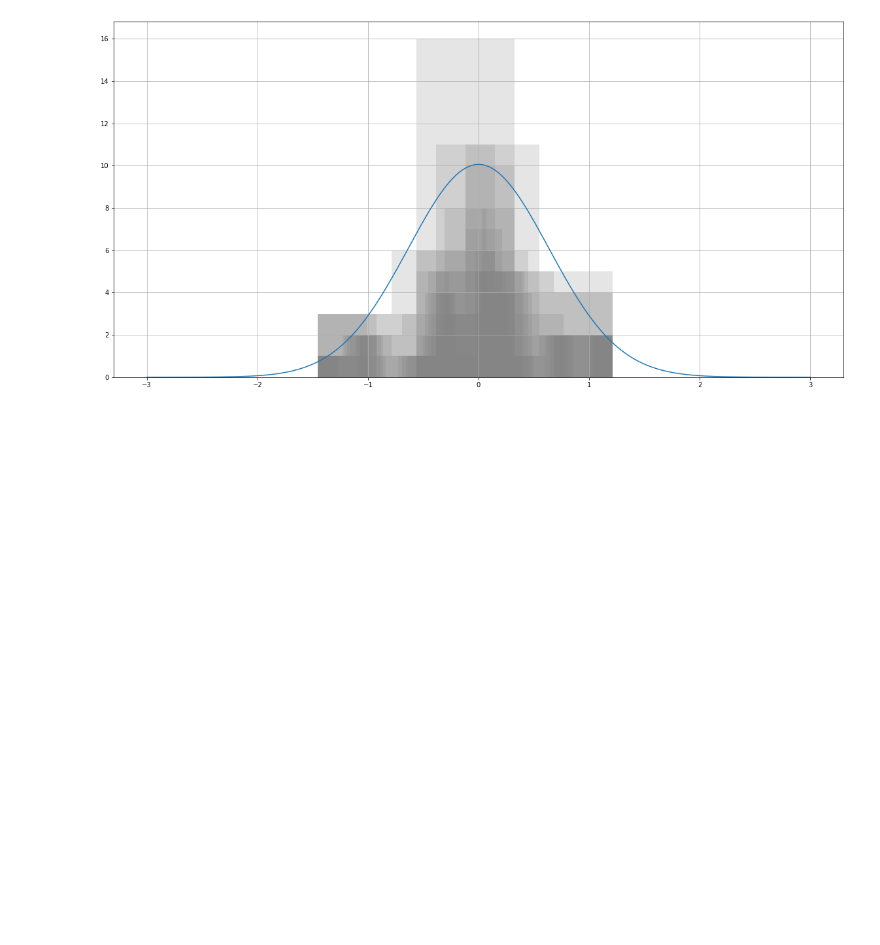
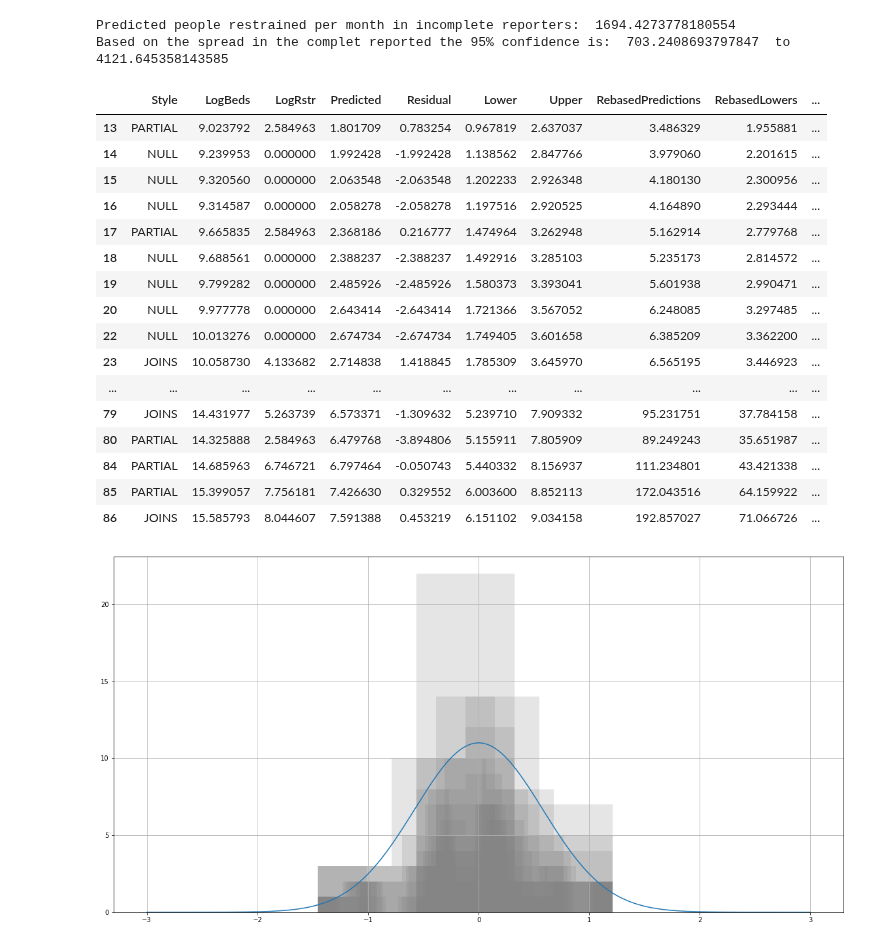
Before and after one commit to keithreid-sfw/PROD-ALERT-2, a Jupyter notebook: PROD_ALERT_2_analytics_branch.ipynb, the cells around one changed output. Cells and saved outputs as stored; diff of their text form; code cells hidden in the pictures; blank space fills up the shorter version.

```diff
--- a/PROD_ALERT_2_analytics_branch.ipynb
+++ b/PROD_ALERT_2_analytics_branch.ipynb
@@ -465,6 +465,7 @@ if __name__=="__main__":
     best_c, best_m              = count_cm(classified_providers)
     each_predicted_restraint    = (classified_providers["LogBeds"]*best_m)+best_c
     each_residual               = classified_providers["LogRstr"] - each_predicted_restraint
+
     classified_providers["Predicted"]   = each_predicted_restraint
     classified_providers["Residual"]    = each_residual
 
@@ -472,27 +473,56 @@ if __name__=="__main__":
 
     print("UNDER CONSTRUCTION")
 
-    full_boolean    = [x in("FULL") for x in classified_providers["Style"]]
-    full_rows       = classified_providers[full_boolean]
-    full_residuals  = full_rows["Residual"]
+    complete_boolean    = [x in("FULL","CLOSE") for x in classified_providers["Style"]]
+    complete_rows       = classified_providers[complete_boolean]
+    complete_residuals  = complete_rows["Residual"]
     print("residuals are normally distributed on visual inspection")
     print("these are progressively more granular histograms")
-    std_dev_full_residuals = full_residuals.std()
-    mean_full_residuals    = full_residuals.mean()
-    z_score                = mean_full_residuals/std_dev_full_residuals
-    x                      = np.arange(-3, 3, 0.001)
+
+    complete_residuals_std_dev = complete_residuals.std()
+    complete_residuals_mean    = complete_residuals.mean()
+
     for i in range (3,16):
-        full_residuals.hist(bins=i, alpha=0.2,color="grey")
-    plt.plot(x, 16*norm.pdf(x, mean_full_residuals, std_dev_full_residuals))
-    print("The normal approximation to the distribution can be expressed thus:")
-    print("Mean: ", mean_full_residuals, " std deviation: ", std_dev_full_residuals, " z-score: ", z_score)
+        complete_residuals.hist(bins=i, alpha=0.2,color="grey")
+    plt.plot(x, 16*norm.pdf(x, complete_residuals_mean, complete_residuals_std_dev))
+    print("The normal approximation to the distribution ofg the residuals for complete reporters can be expressed thus:")
+    print("Mean: ", complete_residuals_mean, " std deviation: ", complete_residuals_std_dev)
 
     # use normal to give lower and upper 95% bounds for interpolation
-    classified_providers["Lower"]   = classified_providers["Predicted"] * (1-z_score)
-    classified_providers["Upper"]   = classified_providers["Predicted"] * (1+z_score)
+    complete_LogRstr_minus_c    = complete_rows["LogRstr"] - best_c
+    complete_rows["Slopes"]     = complete_LogRstr_minus_c/complete_rows["LogBeds"]
+    complete_slope_mean         = complete_rows["Slopes"].mean()
+    complete_slope_std_dev      = complete_rows["Slopes"].std()
+    slope_two_sigma             = 2 * complete_slope_std_dev
+    lower_bound_slope           = complete_slope_mean -slope_two_sigma
+    upper_bound_slope           = complete_slope_mean + slope_two_sigma
+
+    classified_providers["Lower"] = best_c + (lower_bound_slope * classified_providers["LogBeds"])
+    classified_providers["Upper"] = best_c + (upper_bound_slope * classified_providers["LogBeds"])
 
     display(classified_providers.iloc[range(10)])
     display(classified_providers.iloc[range(77,87)])
+
+    incomplete_boolean    = [x not in("FULL","CLOSE","SMALL") for x in classified_providers["Style"]]
+    incomplete_rows       = classified_providers[incomplete_boolean]
+
+    incomplete_predictionS= incomplete_rows["Predicted"]
+    incomplete_lowers     = incomplete_rows["Lower"]
+    incomplete_uppers     = incomplete_rows["Upper"]
+
+    incomplete_rows["RebasedPredictions"]   = [2**x for x in incomplete_rows["Predicted"]]
+    incomplete_rows["RebasedLowers"]        = [2**x for x in incomplete_rows["Lower"]]
+    incomplete_rows["RebasedUppers"]        = [2**x for x in incomplete_rows["Upper"]]
+
+    incomplete_rep_sum  = sum(incomplete_rows["RebasedPredictions"])
+    incomplete_rep_low  = sum(incomplete_rows["RebasedLowers"])
+    incomplete_rep_high = sum(incomplete_rows["RebasedUppers"])
+
+    print("Predicted people restrained per month in incomplete reporters: ", incomplete_rep_sum)
+    print("Based on the spread in the complete reporters the 95% confidence is: ", incomplete_rep_low," to ", incomplete_rep_high)
+
+
+    display(incomplete_rows)
 # %% [output]
 Welcome to PROD ALERT 2.
      These results are not official do not read them.
@@ -541,4 +571,23 @@ Mean:  2.220446049250313e-15  std deviation:  0.6346537614792556  z-score:  3.49
+Predicted people restrained per month in incomplete reporters:  1694.4273778180554
+Based on the spread in the complet reported the 95% confidence is:  703.2408693797847  to  4121.645358143585
+|  | Style | LogBeds | LogRstr | Predicted | Residual | Lower | Upper | RebasedPredictions | RebasedLowers | ... |
+| 13 | PARTIAL | 9.023792 | 2.584963 | 1.801709 | 0.783254 | 0.967819 | 2.637037 | 3.486329 | 1.955881 | ... |
+| 14 | NULL | 9.239953 | 0.000000 | 1.992428 | -1.992428 | 1.138562 | 2.847766 | 3.979060 | 2.201615 | ... |
+| 15 | NULL | 9.320560 | 0.000000 | 2.063548 | -2.063548 | 1.202233 | 2.926348 | 4.180130 | 2.300956 | ... |
+| 16 | NULL | 9.314587 | 0.000000 | 2.058278 | -2.058278 | 1.197516 | 2.920525 | 4.164890 | 2.293444 | ... |
+| 17 | PARTIAL | 9.665835 | 2.584963 | 2.368186 | 0.216777 | 1.474964 | 3.262948 | 5.162914 | 2.779768 | ... |
+| 18 | NULL | 9.688561 | 0.000000 | 2.388237 | -2.388237 | 1.492916 | 3.285103 | 5.235173 | 2.814572 | ... |
+| 19 | NULL | 9.799282 | 0.000000 | 2.485926 | -2.485926 | 1.580373 | 3.393041 | 5.601938 | 2.990471 | ... |
+| 20 | NULL | 9.977778 | 0.000000 | 2.643414 | -2.643414 | 1.721366 | 3.567052 | 6.248085 | 3.297485 | ... |
+| 22 | NULL | 10.013276 | 0.000000 | 2.674734 | -2.674734 | 1.749405 | 3.601658 | 6.385209 | 3.362200 | ... |
+| 23 | JOINS | 10.058730 | 4.133682 | 2.714838 | 1.418845 | 1.785309 | 3.645970 | 6.565195 | 3.446923 | ... |
+| ... | ... | ... | ... | ... | ... | ... | ... | ... | ... | ... |
+| 79 | JOINS | 14.431977 | 5.263739 | 6.573371 | -1.309632 | 5.239710 | 7.909332 | 95.231751 | 37.784158 | ... |
+| 80 | PARTIAL | 14.325888 | 2.584963 | 6.479768 | -3.894806 | 5.155911 | 7.805909 | 89.249243 | 35.651987 | ... |
+| 84 | PARTIAL | 14.685963 | 6.746721 | 6.797464 | -0.050743 | 5.440332 | 8.156937 | 111.234801 | 43.421338 | ... |
+| 85 | PARTIAL | 15.399057 | 7.756181 | 7.426630 | 0.329552 | 6.003600 | 8.852113 | 172.043516 | 64.159922 | ... |
+| 86 | JOINS | 15.585793 | 8.044607 | 7.591388 | 0.453219 | 6.151102 | 9.034158 | 192.857027 | 71.066726 | ... |
-[figure, old version]
+[figure, new version]
 # %%
 # tests
 
```
Also changed, not shown: parts of 1 cell of this notebook.
